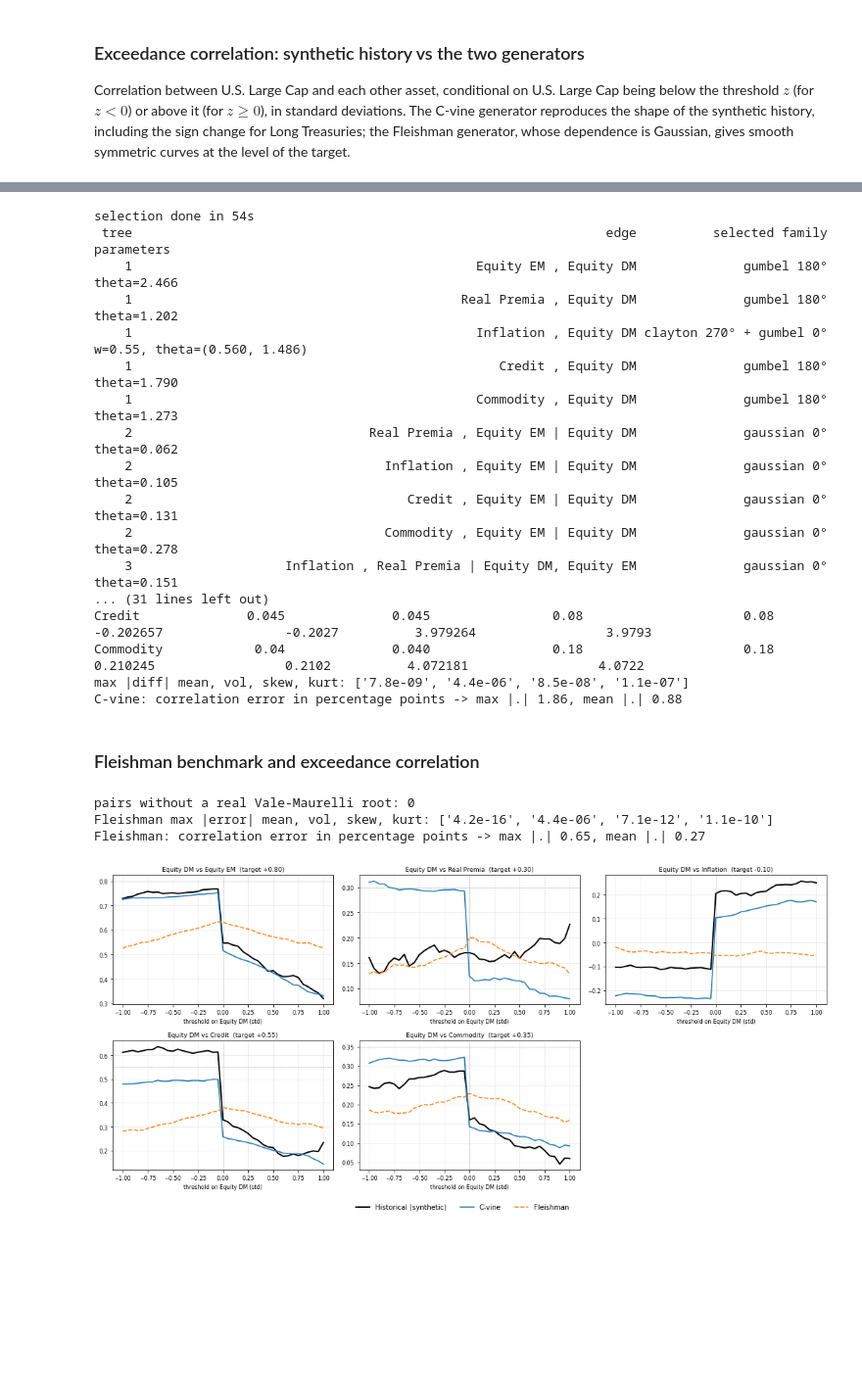
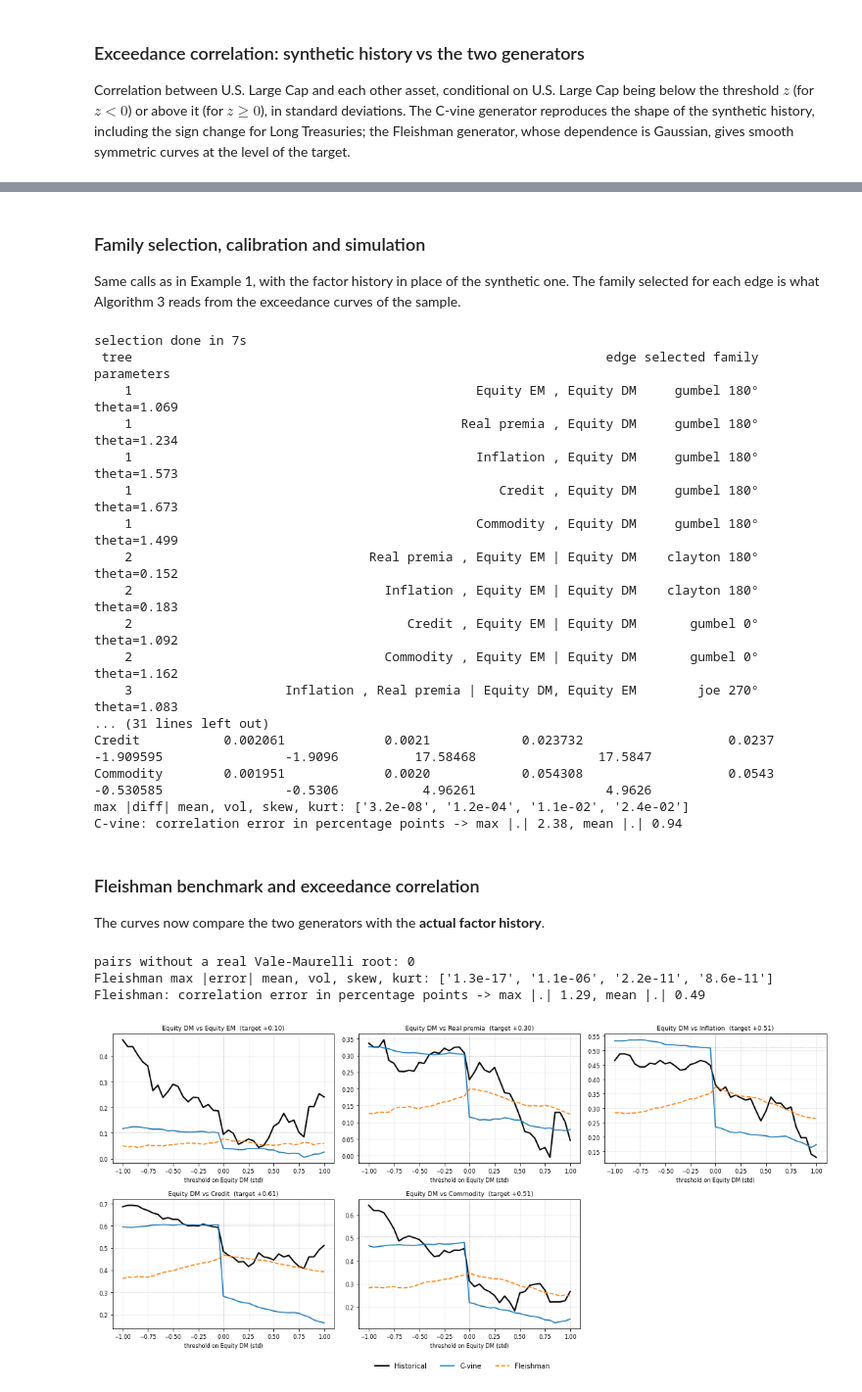
Before and after one commit to mamadouyamar/CVineMarketGen, a Jupyter notebook: examples.ipynb, the cells around one changed output, grey strips where cells are left out. Shown at 98% size. Drawn from its saved outputs; the diff is of its cells as text; code cells hidden in the pictures; blank space fills up the shorter version.

Commit message:
feat: point-in-time market factor data loader; Example 2 rebuilt on real factor history

```diff
--- a/examples.ipynb
+++ b/examples.ipynb
@@ -74,7 +73,7 @@ def plot_exceedance(gen, base, others, series, targets, ncols=3, zlim=1.0):
     z = np.arange(-zlim, zlim + 0.025, 0.05)
     n = len(others); nrows = int(np.ceil(n / ncols))
     fig, axes = plt.subplots(nrows, ncols, figsize=(5 * ncols, 3.6 * nrows), squeeze=False)
-    style = {'Historical (synthetic)': dict(color='black', lw=2), 'C-vine': dict(color='tab:blue', lw=1.6),
+    style = {'Historical': dict(color='black', lw=2), 'C-vine': dict(color='tab:blue', lw=1.6),
              'Fleishman': dict(color='tab:orange', lw=1.6, ls='--')}
     for ax, a in zip(axes.flat, others):
         for name, df in series.items():
@@ -298,0 +267,11 @@ synthetic history: 3000 observations
+# %%
+from cvinemarketgen import load_factor_data, factor_targets
+
+factors_ret = load_factor_data(start="2006-03")          # monthly excess returns, decimal
+factors = list(factors_ret.columns)
+mf = factor_targets(factors_ret)                          # targets = the sample itself (monthly units)
+mf_corr = mf[factors]
+print()
+print(pd.concat([mf[['Arithmetic Mean', 'Volatility']].mul([12, 12 ** 0.5]).rename(columns={'Arithmetic Mean': 'mean (ann.)', 'Volatility': 'vol (ann.)'}),
+                 factors_ret.skew().rename('skewness'), (factors_ret.kurtosis() + 3).rename('kurtosis')], axis=1).round(3).to_string())
+print("\ncorrelation matrix:"); print(mf_corr.round(2).to_string())
@@ -299,10 +298,17 @@ synthetic history: 3000 observations
+# %% [markdown]
+### Family selection, calibration and simulation
+
+Same calls as in Example 1, with the factor history in place of the synthetic one.
+The family selected for each edge is what Algorithm 3 reads from the exceedance
+curves of the sample.
 # %%
+gen_mf = make_generator()
 np.random.seed(SEED)
 t0 = time.time()
 with quiet():
-    setup_mf = gen_mf.load_data_and_setup(mf, hist_mf, factors)
+    setup_mf = gen_mf.load_data_and_setup(mf, factors_ret, factors)
     fit_mf = gen_mf.fit_and_structure_CVine(setup_mf)
-print(f"\nselection done in {time.time() - t0:.0f}s")
+print(f"selection done in {time.time() - t0:.0f}s")
 print(gen_mf.selected_edge_table(factors, fit_mf).to_string(index=False))
 
 t0 = time.time()
@@ -317,39 +323,41 @@ print(gen_mf.selected_edge_table(factors, fit_mf, vine_mf).to_string(index=False
 show_moments("C-vine, 6 factors", cal_mf, t_mf)
 show_corr("C-vine", mf_corr, vine_sim_mf)
 # %% [output]
-selection done in 54s
- tree                                                              edge          selected family                   parameters
-    1                                             Equity EM , Equity DM              gumbel 180°                  theta=2.466
-    1                                           Real Premia , Equity DM              gumbel 180°                  theta=1.202
-    1                                             Inflation , Equity DM clayton 270° + gumbel 0° w=0.55, theta=(0.560, 1.486)
-    1                                                Credit , Equity DM              gumbel 180°                  theta=1.790
-    1                                             Commodity , Equity DM              gumbel 180°                  theta=1.273
-    2                               Real Premia , Equity EM | Equity DM              gaussian 0°                  theta=0.062
-    2                                 Inflation , Equity EM | Equity DM              gaussian 0°                  theta=0.105
-    2                                    Credit , Equity EM | Equity DM              gaussian 0°                  theta=0.131
-    2                                 Commodity , Equity EM | Equity DM              gaussian 0°                  theta=0.278
-    3                    Inflation , Real Premia | Equity DM, Equity EM              gaussian 0°                  theta=0.151
+selection done in 7s
+ tree                                                              edge selected family   parameters
+    1                                             Equity EM , Equity DM     gumbel 180°  theta=1.069
+    1                                           Real premia , Equity DM     gumbel 180°  theta=1.234
+    1                                             Inflation , Equity DM     gumbel 180°  theta=1.573
+    1                                                Credit , Equity DM     gumbel 180°  theta=1.673
+    1                                             Commodity , Equity DM     gumbel 180°  theta=1.499
+    2                               Real premia , Equity EM | Equity DM    clayton 180°  theta=0.152
+    2                                 Inflation , Equity EM | Equity DM    clayton 180°  theta=0.183
+    2                                    Credit , Equity EM | Equity DM       gumbel 0°  theta=1.092
+    2                                 Commodity , Equity EM | Equity DM       gumbel 0°  theta=1.162
+    3                    Inflation , Real premia | Equity DM, Equity EM        joe 270°  theta=1.083
 ... (31 lines left out)
-Credit              0.045              0.045                0.08                     0.08         -0.202657                -0.2027          3.979264                 3.9793
-Commodity            0.04              0.040                0.18                     0.18          0.210245                 0.2102          4.072181                 4.0722
-max |diff| mean, vol, skew, kurt: ['7.8e-09', '4.4e-06', '8.5e-08', '1.1e-07']
-C-vine: correlation error in percentage points -> max |.| 1.86, mean |.| 0.88
+Credit           0.002061             0.0021            0.023732                   0.0237         -1.909595                -1.9096          17.58468                17.5847
+Commodity        0.001951             0.0020            0.054308                   0.0543         -0.530585                -0.5306           4.96261                 4.9626
+max |diff| mean, vol, skew, kurt: ['3.2e-08', '1.2e-04', '1.1e-02', '2.4e-02']
+C-vine: correlation error in percentage points -> max |.| 2.38, mean |.| 0.94
 # %% [markdown]
 ### Fleishman benchmark and exceedance correlation
+
+The curves now compare the two generators with the **actual factor history**.
 # %%
 ts_mf = setup_mf['df_target_stats']
 fg_mf = FleishmanGenerator()
 out_mf = fg_mf.fit(ts_mf['Arithmetic Mean'], ts_mf['Volatility'], ts_mf['Skewness'], ts_mf['Kurtosis'] - 3, setup_mf['ltcma_corr'])
 print("pairs without a real Vale-Maurelli root:", len(out_mf['infeasible_pairs']))
 fleish_sim_mf, ferr_mf, _ = fg_mf.simulate(N_SIM, corr_tol=CORR_TOL, seed=SEED, verbose=False)
 print("Fleishman max |error| mean, vol, skew, kurt:", [f"{ferr_mf[k]:.1e}" for k in ['mean', 'vol', 'skew', 'kurt']])
 show_corr("Fleishman", mf_corr, fleish_sim_mf)
-plot_exceedance(gen_mf, factors[0], factors[1:], {'Historical (synthetic)': hist_mf, 'C-vine': vine_sim_mf, 'Fleishman': fleish_sim_mf}, mf_corr)
+plot_exceedance(gen_mf, factors[0], factors[1:], {'Historical': factors_ret, 'C-vine': vine_sim_mf, 'Fleishman': fleish_sim_mf}, mf_corr)
 # %% [output]
 pairs without a real Vale-Maurelli root: 0
-Fleishman max |error| mean, vol, skew, kurt: ['4.2e-16', '4.4e-06', '7.1e-12', '1.1e-10']
-Fleishman: correlation error in percentage points -> max |.| 0.65, mean |.| 0.27
+Fleishman max |error| mean, vol, skew, kurt: ['1.3e-17', '1.1e-06', '2.2e-11', '8.6e-11']
+Fleishman: correlation error in percentage points -> max |.| 1.29, mean |.| 0.49
-[figure, old version]
+[figure, new version]
 # %% [markdown]
 ### Reading the results
 
```
Also changed, not shown: parts of 10 cells of this notebook, 7 other files.
